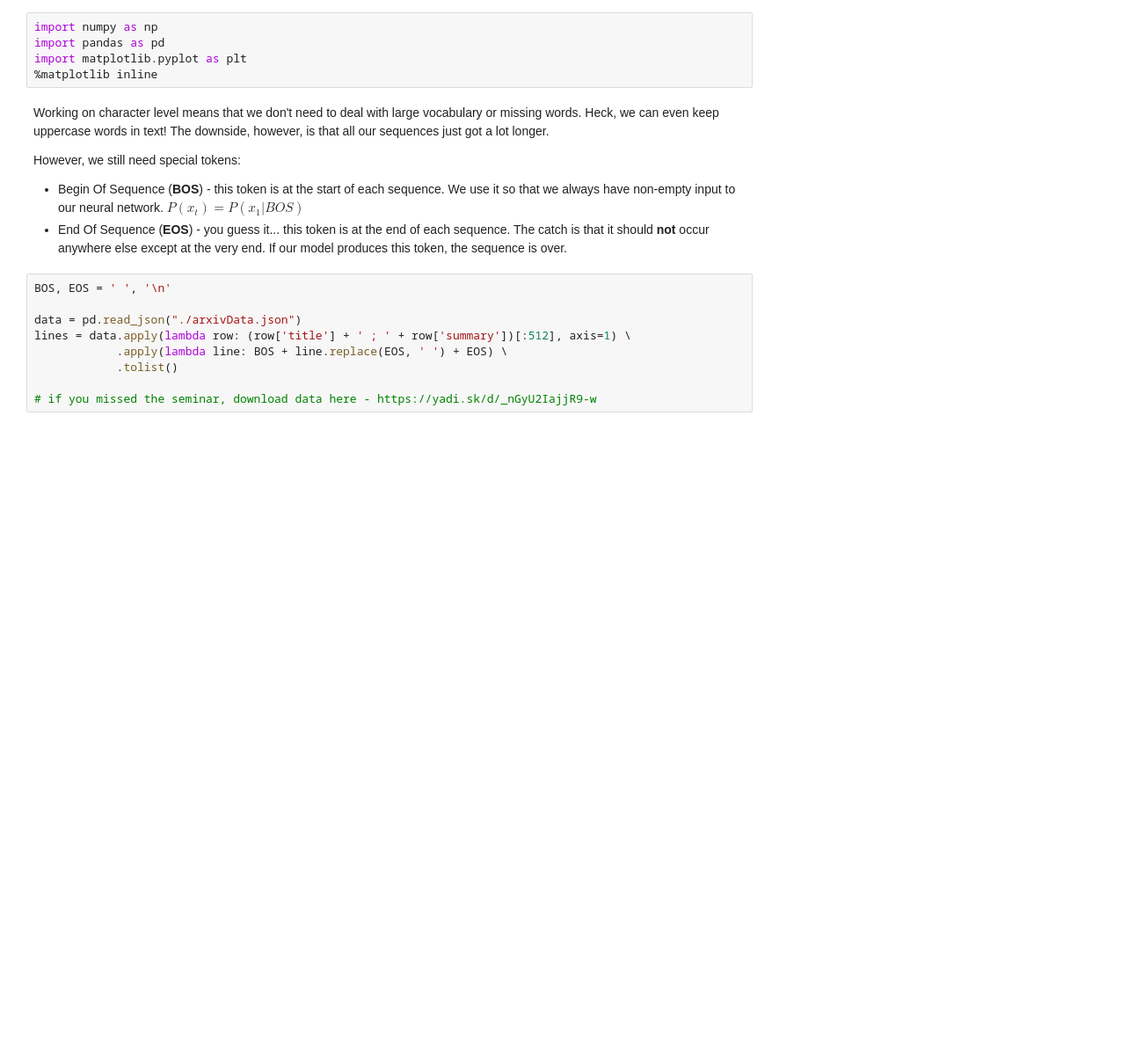
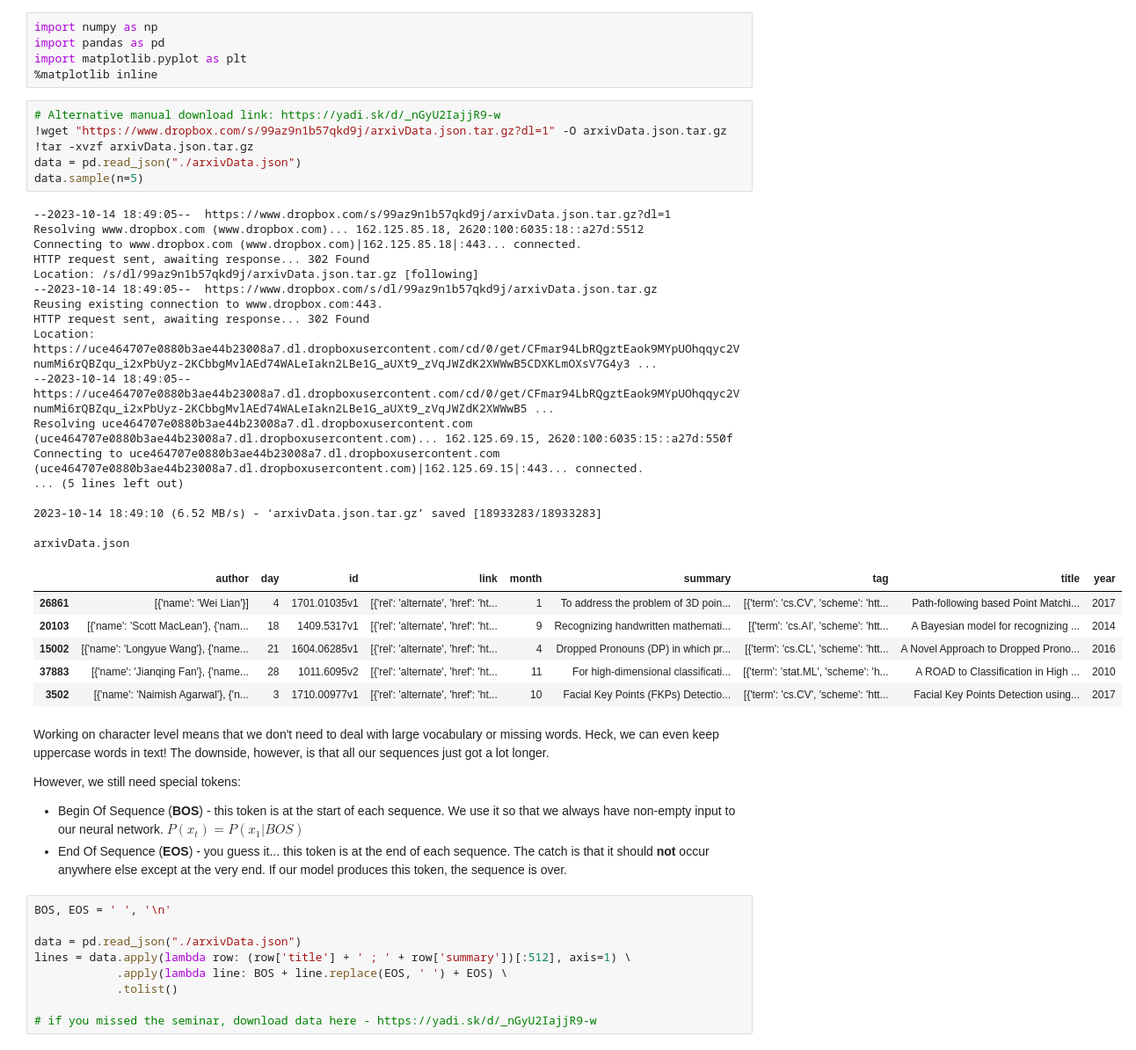
Before and after one commit to parseny/nlp_course, a Jupyter notebook: week03_lm/homework_pytorch.ipynb, the cells around one changed output. Shown: that part at 88% size. Drawn from its saved outputs; the diff is of its cells as text; blank space fills up the shorter version.

```diff
--- a/week03_lm/homework_pytorch.ipynb
+++ b/week03_lm/homework_pytorch.ipynb
@@ -14,6 +14,36 @@ import numpy as np
 import pandas as pd
 import matplotlib.pyplot as plt
 %matplotlib inline
+# %%
+# Alternative manual download link: https://yadi.sk/d/_nGyU2IajjR9-w
+!wget "https://www.dropbox.com/s/99az9n1b57qkd9j/arxivData.json.tar.gz?dl=1" -O arxivData.json.tar.gz
+!tar -xvzf arxivData.json.tar.gz
+data = pd.read_json("./arxivData.json")
+data.sample(n=5)
+# %% [output]
+--2023-10-14 18:49:05--  https://www.dropbox.com/s/99az9n1b57qkd9j/arxivData.json.tar.gz?dl=1
+Resolving www.dropbox.com (www.dropbox.com)... 162.125.85.18, 2620:100:6035:18::a27d:5512
+Connecting to www.dropbox.com (www.dropbox.com)|162.125.85.18|:443... connected.
+HTTP request sent, awaiting response... 302 Found
+Location: /s/dl/99az9n1b57qkd9j/arxivData.json.tar.gz [following]
+--2023-10-14 18:49:05--  https://www.dropbox.com/s/dl/99az9n1b57qkd9j/arxivData.json.tar.gz
+Reusing existing connection to www.dropbox.com:443.
+HTTP request sent, awaiting response... 302 Found
+Location: https://uce464707e0880b3ae44b23008a7.dl.dropboxusercontent.com/cd/0/get/CFmar94LbRQgztEaok9MYpUOhqqyc2VnumMi6rQBZqu_i2xPbUyz-2KCbbgMvlAEd74WALeIakn2LBe1G_aUXt9_zVqJWZdK2XWWwB5CDXKLmOXsV7G4y3 ...
+--2023-10-14 18:49:05--  https://uce464707e0880b3ae44b23008a7.dl.dropboxusercontent.com/cd/0/get/CFmar94LbRQgztEaok9MYpUOhqqyc2VnumMi6rQBZqu_i2xPbUyz-2KCbbgMvlAEd74WALeIakn2LBe1G_aUXt9_zVqJWZdK2XWWwB5 ...
+Resolving uce464707e0880b3ae44b23008a7.dl.dropboxusercontent.com (uce464707e0880b3ae44b23008a7.dl.dropboxusercontent.com)... 162.125.69.15, 2620:100:6035:15::a27d:550f
+Connecting to uce464707e0880b3ae44b23008a7.dl.dropboxusercontent.com (uce464707e0880b3ae44b23008a7.dl.dropboxusercontent.com)|162.125.69.15|:443... connected.
+... (5 lines left out)
+
+2023-10-14 18:49:10 (6.52 MB/s) - ‘arxivData.json.tar.gz’ saved [18933283/18933283]
+
+arxivData.json
+|  | author | day | id | link | month | summary | tag | title | year |
+| 26861 | [{'name': 'Wei Lian'}] | 4 | 1701.01035v1 | [{'rel': 'alternate', 'href': 'ht... | 1 | To address the problem of 3D poin... | [{'term': 'cs.CV', 'scheme': 'htt... | Path-following based Point Matchi... | 2017 |
+| 20103 | [{'name': 'Scott MacLean'}, {'nam... | 18 | 1409.5317v1 | [{'rel': 'alternate', 'href': 'ht... | 9 | Recognizing handwritten mathemati... | [{'term': 'cs.AI', 'scheme': 'htt... | A Bayesian model for recognizing ... | 2014 |
+| 15002 | [{'name': 'Longyue Wang'}, {'name... | 21 | 1604.06285v1 | [{'rel': 'alternate', 'href': 'ht... | 4 | Dropped Pronouns (DP) in which pr... | [{'term': 'cs.CL', 'scheme': 'htt... | A Novel Approach to Dropped Prono... | 2016 |
+| 37883 | [{'name': 'Jianqing Fan'}, {'name... | 28 | 1011.6095v2 | [{'rel': 'alternate', 'href': 'ht... | 11 | For high-dimensional classificati... | [{'term': 'stat.ML', 'scheme': 'h... | A ROAD to Classification in High ... | 2010 |
+| 3502 | [{'name': 'Naimish Agarwal'}, {'n... | 3 | 1710.00977v1 | [{'rel': 'alternate', 'href': 'ht... | 10 | Facial Key Points (FKPs) Detectio... | [{'term': 'cs.CV', 'scheme': 'htt... | Facial Key Points Detection using... | 2017 |
 # %% [markdown]
 Working on character level means that we don't need to deal with large vocabulary or missing words. Heck, we can even keep uppercase words in text! The downside, however, is that all our sequences just got a lot longer.
 
```
Also changed, not shown: parts of 20 cells of this notebook.
